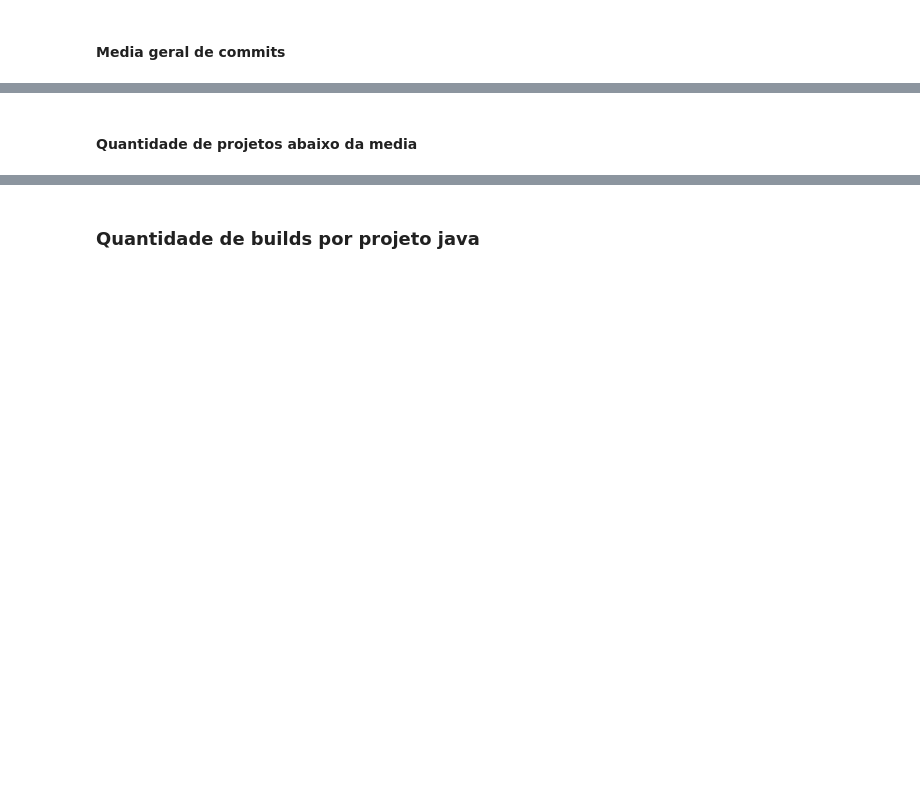
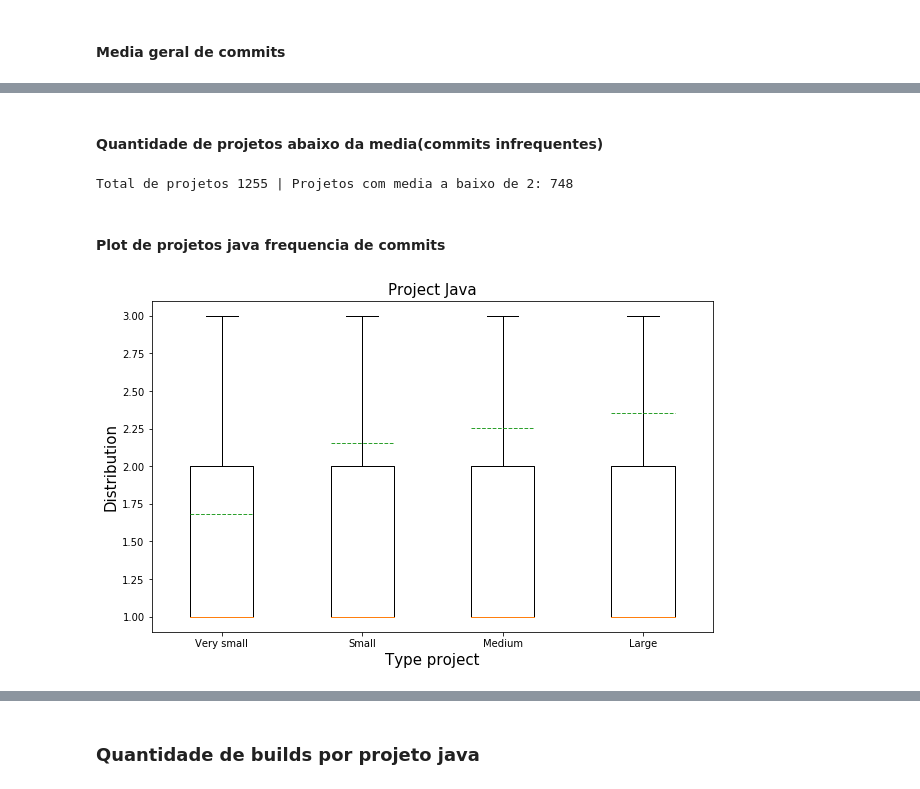
Before and after one commit to wagnernegrao/ci-analysis, a Jupyter notebook: src/project_size_week_frequency.ipynb, the cells around one changed output, grey strips where cells are left out. Saved outputs shown, nothing was run; the diff lists cells and outputs as text; code cells hidden in the pictures; blank space fills up the shorter version.

```diff
--- a/src/project_size_week_frequency.ipynb
+++ b/src/project_size_week_frequency.ipynb
@@ -3,7 +3,7 @@ import pandas as pd
 import numpy as np
 import matplotlib.pyplot as plt
 # %%
-FILE = '~/GitHub/ci-analysis/travistorrent_11_1_2017.csv.gz'
+FILE = '~/GitHub/ci-analysis/travistorrent_11_1_2017.csv'
 # %%
 dataset = pd.read_csv(FILE, sep=',', engine='c',usecols=['gh_team_size',
                                                          'tr_build_id',
@@ -484,5 +541,5 @@ NameError: name 'dataset' is not defined
 # %% [markdown]
-#### Quantidade de projetos abaixo da media
+#### Quantidade de projetos abaixo da media(commits infrequentes)
 # %%
 cont=0
 
@@ -499,3 +556,5 @@ for i in range(len(list_name)):
 
 
 print("Total de projetos {} | Projetos com media a baixo de 2: {} ".format(len(list_name), cont))
+# %% [output]
+Total de projetos 1255 | Projetos com media a baixo de 2: 748
@@ -507,0 +561,52 @@ bater as datas e registrp de build do travis
+# %% [markdown]
+#### Plot de projetos java frequencia de commits
+# %%
+#abaixo de 1000
+df = dataset.loc[dataset['gh_lang'] == 'java']
+df = df.sort_values(['gh_sloc'], ascending=False)
+
+df_very_small = df.loc[(df['gh_sloc'] < 1000)]
+
+very_small = df_very_small.gh_num_commits_in_push.tolist()
+
+#acima de 1000 e menos que 10.000
+df_small = df.loc[(df['gh_sloc'] < 10000)]
+df_small = df_small.loc[(df_small['gh_sloc'] > 1000)]
+
+small = df_small.gh_num_commits_in_push.tolist()
+
+#acima de 10.000 linhas e menos que 100.000
+df_medium = df.loc[(df['gh_sloc'] < 100000)]
+df_medium = df_medium.loc[(df_medium['gh_sloc'] > 10000)]
+
+medium = df_medium.gh_num_commits_in_push.tolist()
+
+#acima de 100.000 linhas
+df_large = df.loc[(df['gh_sloc'] > 100000)]
+
+large = df_large.gh_num_commits_in_push.tolist()
+
+
+
+###### plot bar #######
+data=[very_small, small, medium, large]
+
+fig, ax = plt.subplots()
+
+fig.subplots_adjust(left=0.08, right=1.38, bottom=0.05, top=1.2, hspace=0.4, wspace=0.3)
+#fig.subplots_adjust(left=0.15, right=.98, bottom=0.22, top=.9, hspace=0.6, wspace=0.6)
+
+ax.set_title('Project Java', fontsize=15)
+ax.set_xlabel('Type project', fontsize=15)
+ax.set_ylabel('Distribution', fontsize=15)
+
+ax.set_axisbelow(True)
+
+
+ax.boxplot(data, 0, '', showmeans=True, meanline=True, labels=['Very small', 'Small', 'Medium', 'Large']) # boxplot sem outlier points
+
+
+plt.savefig('type_project_java.eps', format='eps', dpi = 300,  bbox_inches='tight')
+plt.show()
+# %% [output]
+[figure, added]
```
Also changed, not shown: parts of 16 cells of this notebook.
